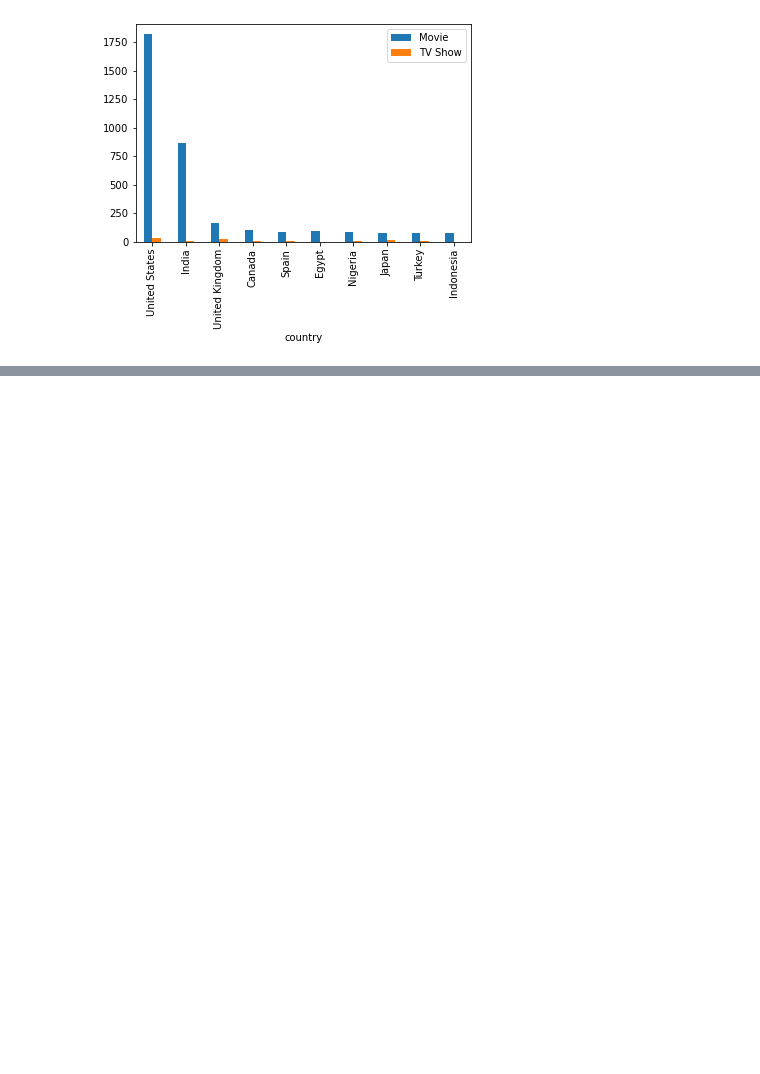
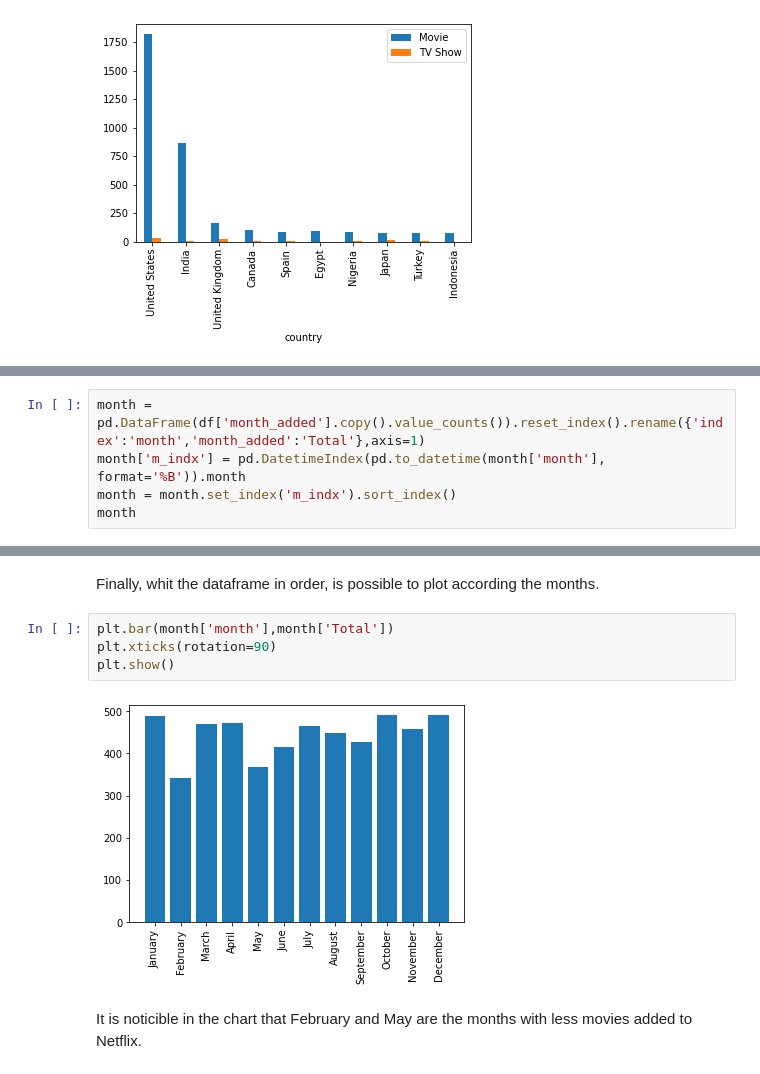
Before and after one commit to JG-Ancona/DigitalNovaScotia, a Jupyter notebook: Python/DataAssignmnet/MoviesData.ipynb, the cells around one changed output, grey strips where cells are left out. Drawn from its saved outputs; the diff is of its cells as text; blank space fills up the shorter version.

```diff
--- a/Python/DataAssignmnet/MoviesData.ipynb
+++ b/Python/DataAssignmnet/MoviesData.ipynb
@@ -281,0 +348,5 @@ fig1.plot.bar(x='country')
+# %%
+month = pd.DataFrame(df['month_added'].copy().value_counts()).reset_index().rename({'index':'month','month_added':'Total'},axis=1)
+month['m_indx'] = pd.DatetimeIndex(pd.to_datetime(month['month'], format='%B')).month
+month = month.set_index('m_indx').sort_index()
+month
@@ -281,0 +368,10 @@ fig1.plot.bar(x='country')
+# %% [markdown]
+Finally, whit the dataframe in order, is possible to plot according the months.
+# %%
+plt.bar(month['month'],month['Total'])
+plt.xticks(rotation=90)
+plt.show()
+# %% [output]
+[figure, added]
+# %% [markdown]
+It is noticible in the chart that February and May are the months with less movies added to Netflix.
```
Also changed, not shown: parts of 31 cells of this notebook.
